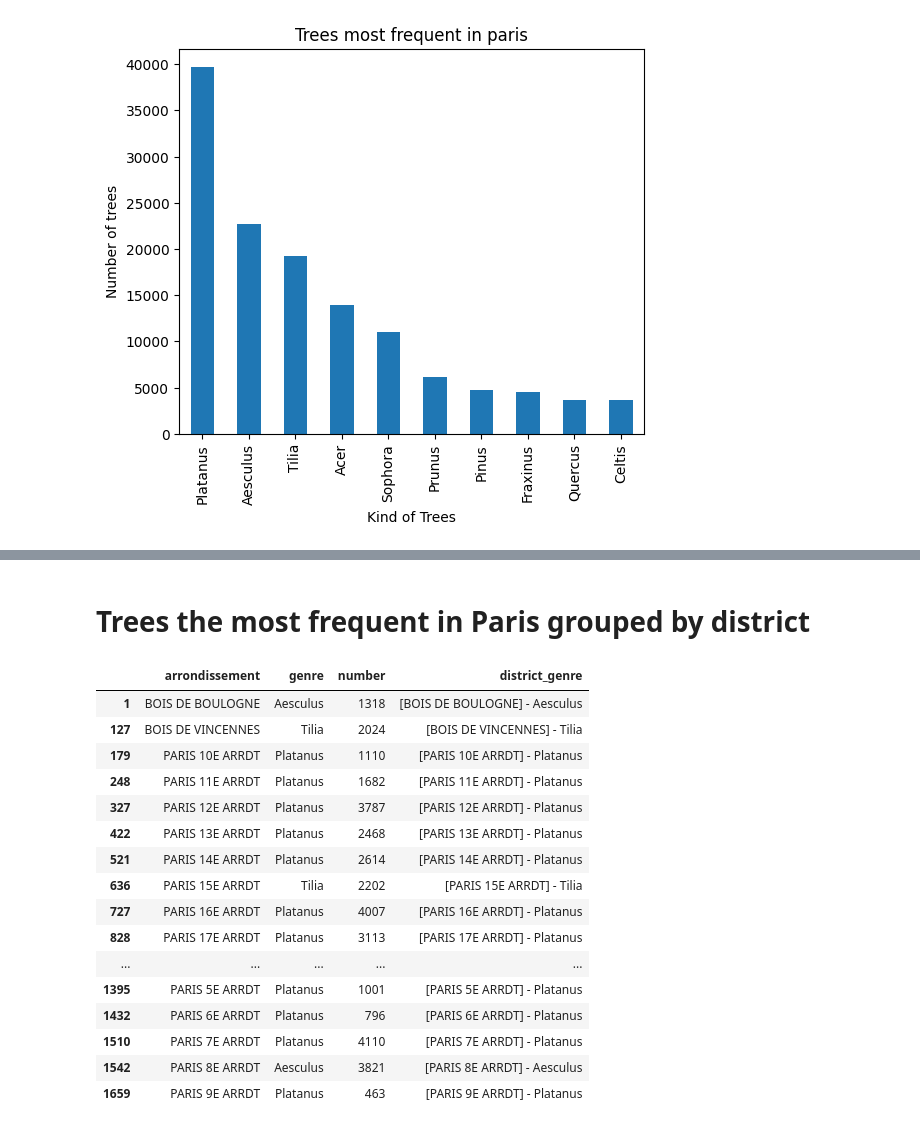
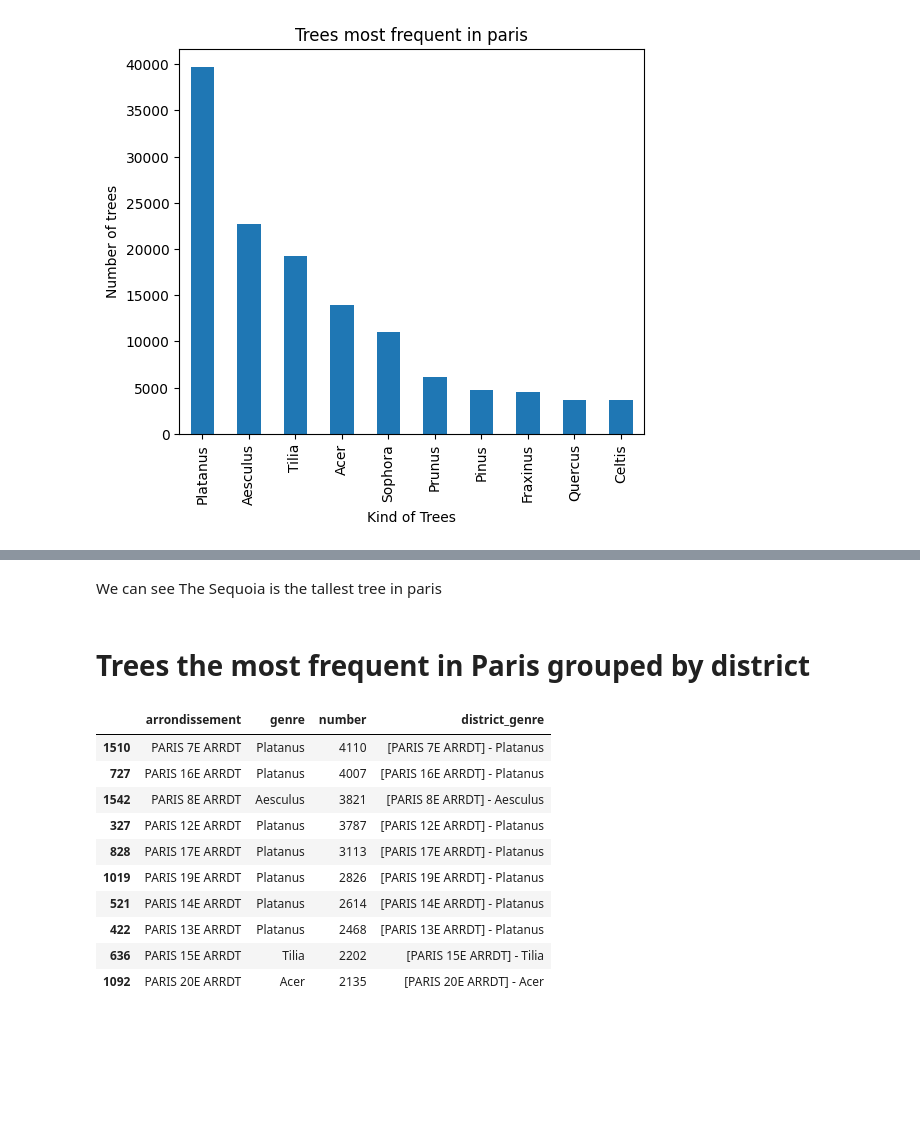
Before and after one commit to nasr-edine/univariate_analysis_python, a Jupyter notebook: notebooks/7_top_ten_tree.ipynb, the cells around one changed output, grey strips where cells are left out. Cells and saved outputs as stored; diff of their text form; code cells hidden in the pictures; blank space fills up the shorter version.

```diff
--- a/notebooks/7_top_ten_tree.ipynb
+++ b/notebooks/7_top_ten_tree.ipynb
@@ -60,31 +23,28 @@ trees_most_frequent_in_paris.plot(kind='bar', title='Trees most frequent in pari
+# %% [markdown]
+We can see The Sequoia is the tallest tree in paris
 # %% [markdown]
 # Trees the most frequent in Paris grouped by district
 # %%
 tree_most_present_by_dist = df.groupby(['arrondissement', 'genre'])['id'].count()
 new_df=tree_most_present_by_dist.reset_index()
 idx = new_df.groupby(['arrondissement'])['id'].transform(max) == new_df['id']
 new_df = new_df[idx]
 new_df.rename(columns = {'id':'number'}, inplace = True)
 new_df["district_genre"] = '[' + new_df["arrondissement"] + ']' + ' - ' + new_df["genre"]
-new_df
+new_df = new_df.sort_values('number', ascending=False)
+new_df[:10]
 # %% [output]
 |  | arrondissement | genre | number | district_genre |
-| 1 | BOIS DE BOULOGNE | Aesculus | 1318 | [BOIS DE BOULOGNE] - Aesculus |
-| 127 | BOIS DE VINCENNES | Tilia | 2024 | [BOIS DE VINCENNES] - Tilia |
-| 179 | PARIS 10E ARRDT | Platanus | 1110 | [PARIS 10E ARRDT] - Platanus |
-| 248 | PARIS 11E ARRDT | Platanus | 1682 | [PARIS 11E ARRDT] - Platanus |
+| 1510 | PARIS 7E ARRDT | Platanus | 4110 | [PARIS 7E ARRDT] - Platanus |
+| 727 | PARIS 16E ARRDT | Platanus | 4007 | [PARIS 16E ARRDT] - Platanus |
+| 1542 | PARIS 8E ARRDT | Aesculus | 3821 | [PARIS 8E ARRDT] - Aesculus |
 | 327 | PARIS 12E ARRDT | Platanus | 3787 | [PARIS 12E ARRDT] - Platanus |
+| 828 | PARIS 17E ARRDT | Platanus | 3113 | [PARIS 17E ARRDT] - Platanus |
+| 1019 | PARIS 19E ARRDT | Platanus | 2826 | [PARIS 19E ARRDT] - Platanus |
+| 521 | PARIS 14E ARRDT | Platanus | 2614 | [PARIS 14E ARRDT] - Platanus |
 | 422 | PARIS 13E ARRDT | Platanus | 2468 | [PARIS 13E ARRDT] - Platanus |
-| 521 | PARIS 14E ARRDT | Platanus | 2614 | [PARIS 14E ARRDT] - Platanus |
 | 636 | PARIS 15E ARRDT | Tilia | 2202 | [PARIS 15E ARRDT] - Tilia |
-| 727 | PARIS 16E ARRDT | Platanus | 4007 | [PARIS 16E ARRDT] - Platanus |
-| 828 | PARIS 17E ARRDT | Platanus | 3113 | [PARIS 17E ARRDT] - Platanus |
-| ... | ... | ... | ... | ... |
-| 1395 | PARIS 5E ARRDT | Platanus | 1001 | [PARIS 5E ARRDT] - Platanus |
-| 1432 | PARIS 6E ARRDT | Platanus | 796 | [PARIS 6E ARRDT] - Platanus |
-| 1510 | PARIS 7E ARRDT | Platanus | 4110 | [PARIS 7E ARRDT] - Platanus |
-| 1542 | PARIS 8E ARRDT | Aesculus | 3821 | [PARIS 8E ARRDT] - Aesculus |
-| 1659 | PARIS 9E ARRDT | Platanus | 463 | [PARIS 9E ARRDT] - Platanus |
+| 1092 | PARIS 20E ARRDT | Acer | 2135 | [PARIS 20E ARRDT] - Acer |
 # %%
 new_df.plot.bar(x='district_genre', y="number", title='Kind of Trees most present by district in paris', xlabel='District & genre', ylabel='Number of trees');
 # %% [output]
```
Also changed, not shown: parts of 9 cells of this notebook, 8 other files.
